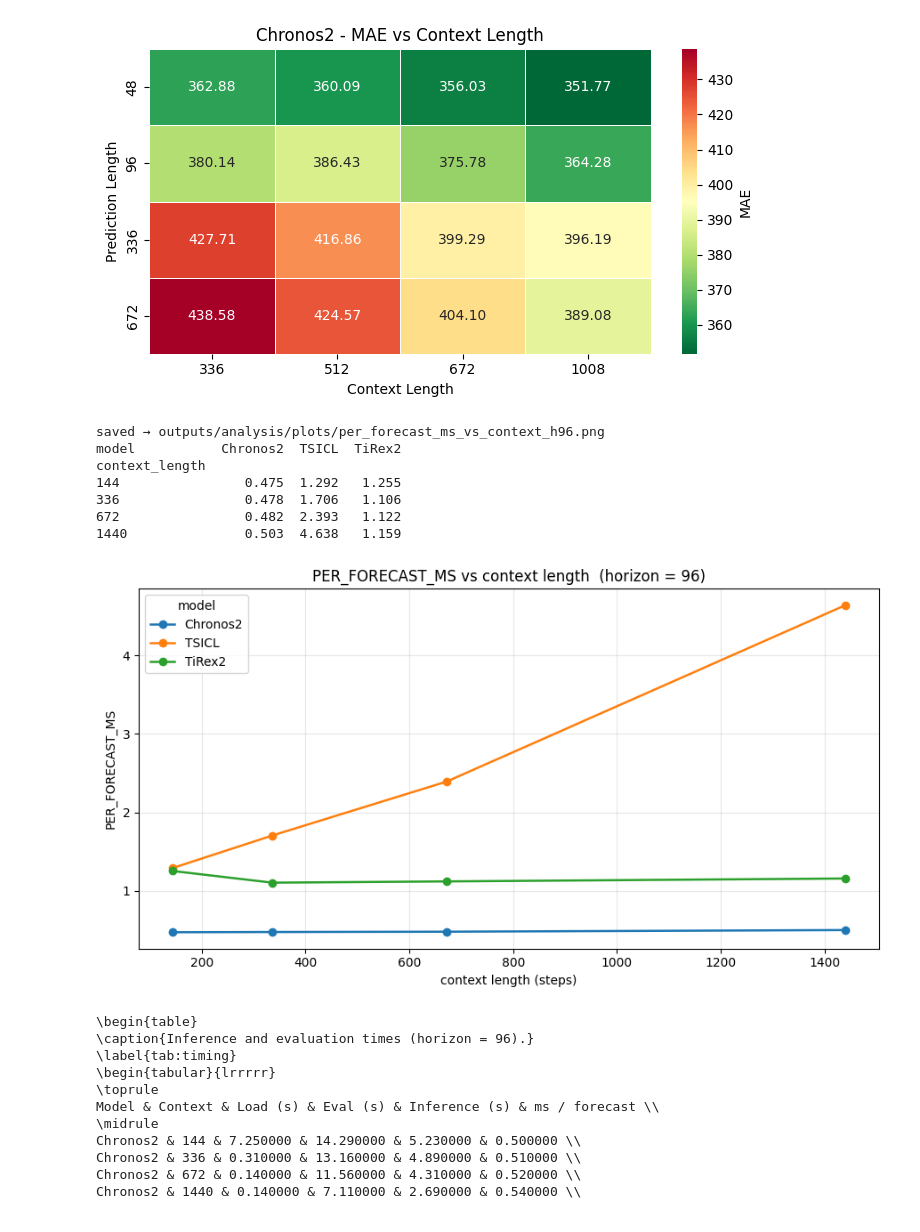
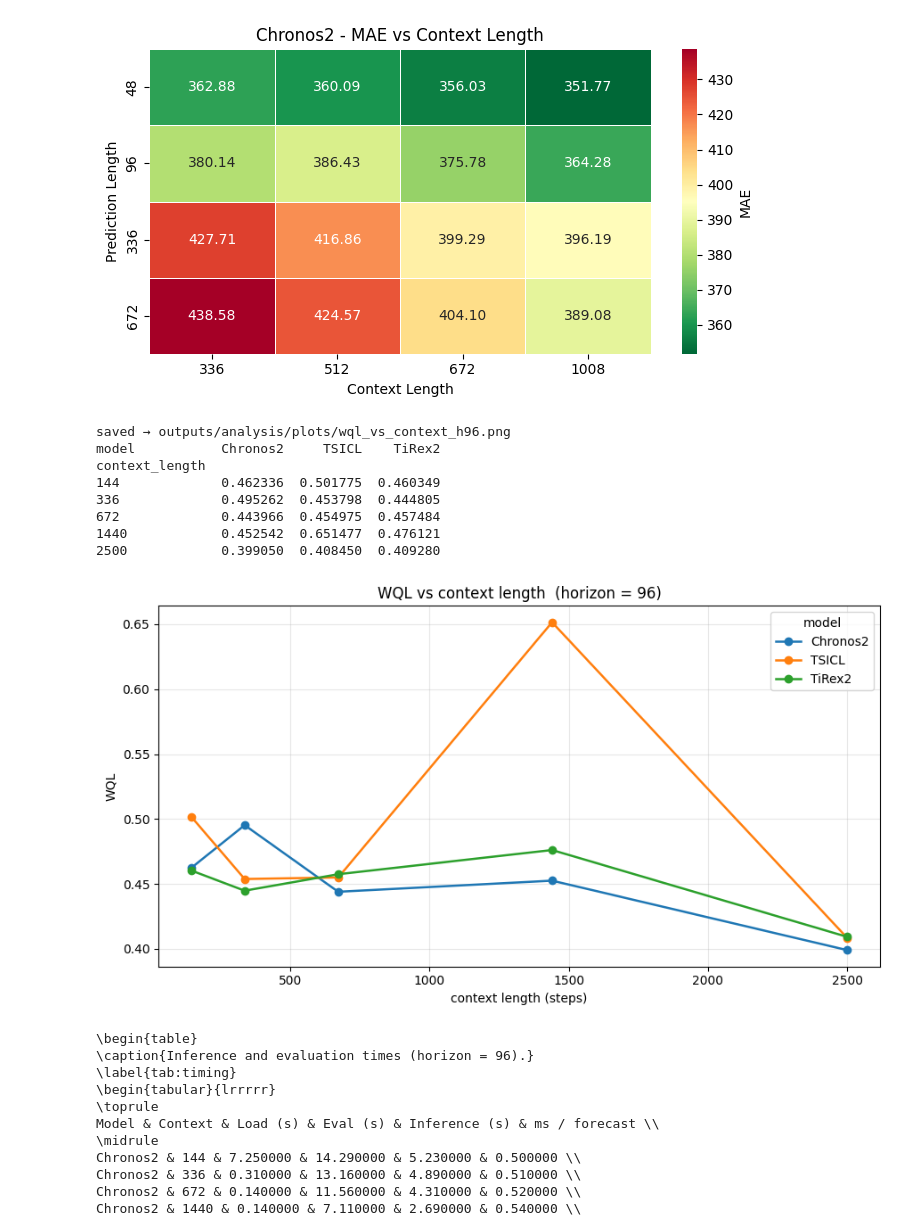
Before and after one commit to MachaBar/forecasting_benchmark, a Jupyter notebook: notebooks/plots.ipynb, the cells around one changed output. Cells and saved outputs as stored; diff of their text form; code cells hidden in the pictures.

```diff
--- a/notebooks/plots.ipynb
+++ b/notebooks/plots.ipynb
@@ -257,12 +257,12 @@ import matplotlib.pyplot as plt
 CSV_PATHS = [
     "/home/d32485/forecasting_benchmark/outputs/chronos2/cer_bis/multirun_2026-07-16_16-24-23/summary_all_runs.csv",
     "/home/d32485/forecasting_benchmark/outputs/tsicl/cer_bis/multirun_2026-07-16_16-25-11/summary_all_runs.csv",
-    "/home/d32485/forecasting_benchmark/outputs/tsicl/cer_bis/multirun_2026-07-16_16-25-11/summary_all_runs.csv",
+    "/home/d32485/forecasting_benchmark/outputs/tirex2/cer_bis/multirun_2026-07-16_16-25-42/summary_all_runs.csv",
     # "/home/d32485/forecasting_benchmark/outputs/patchtst/cer_bis/summary_all_runs.csv",
     # "/home/d32485/forecasting_benchmark/outputs/lgbm/cer_bis/summary_all_runs.csv"
 ]
 FIXED_HORIZON = 96
-METRIC = "mase"
+METRIC = "wql"
 OUT = Path("outputs/analysis/plots")
 OUT.mkdir(parents=True, exist_ok=True)
 # ----------------
@@ -277,40 +277,41 @@ for p in CSV_PATHS:
 df = pd.concat(dfs, ignore_index=True)
 
 # fixed horizon, drop duplicate runs (keep the latest per model×ctx)
 df = df[df["prediction_length"] == FIXED_HORIZON].copy()
 if "run_date" in df.columns:
     df = df.sort_values("run_date").drop_duplicates(
         subset=["model", "context_length", "prediction_length"], keep="last")
 
 fig, ax = plt.subplots(figsize=(9, 5))
 for model, g in df.groupby("model"):
     g = g.sort_values("context_length")
     ax.plot(g["context_length"], g[METRIC], marker="o", lw=1.8, label=model)
 
 ax.set_xlabel("context length (steps)")
 ax.set_ylabel(METRIC.upper())
 ax.set_title(f"{METRIC.upper()} vs context length  (horizon = {FIXED_HORIZON})")
 ax.legend(title="model")
 ax.grid(True, alpha=0.3)
 fig.tight_layout()
 
 out_path = OUT / f"{METRIC}_vs_context_h{FIXED_HORIZON}.png"
 fig.savefig(out_path, dpi=150)
 print(f"saved → {out_path}")
 
 # also print the underlying table
 pivot = df.pivot_table(index="context_length", columns="model", values=METRIC)
 print(pivot)
 pivot.to_csv(OUT / f"{METRIC}_vs_context_h{FIXED_HORIZON}.csv")
 # %% [output]
-saved → outputs/analysis/plots/per_forecast_ms_vs_context_h96.png
-model           Chronos2  TSICL  TiRex2
+saved → outputs/analysis/plots/wql_vs_context_h96.png
+model           Chronos2     TSICL    TiRex2
 context_length
-144                0.475  1.292   1.255
-336                0.478  1.706   1.106
-672                0.482  2.393   1.122
-1440               0.503  4.638   1.159
+144             0.462336  0.501775  0.460349
+336             0.495262  0.453798  0.444805
+672             0.443966  0.454975  0.457484
+1440            0.452542  0.651477  0.476121
+2500            0.399050  0.408450  0.409280
-[figure, old version]
+[figure, new version]
 # %%
 # scripts/analysis/make_timing_table.py
 from pathlib import Path
```
Also changed, not shown: 9 other files.
